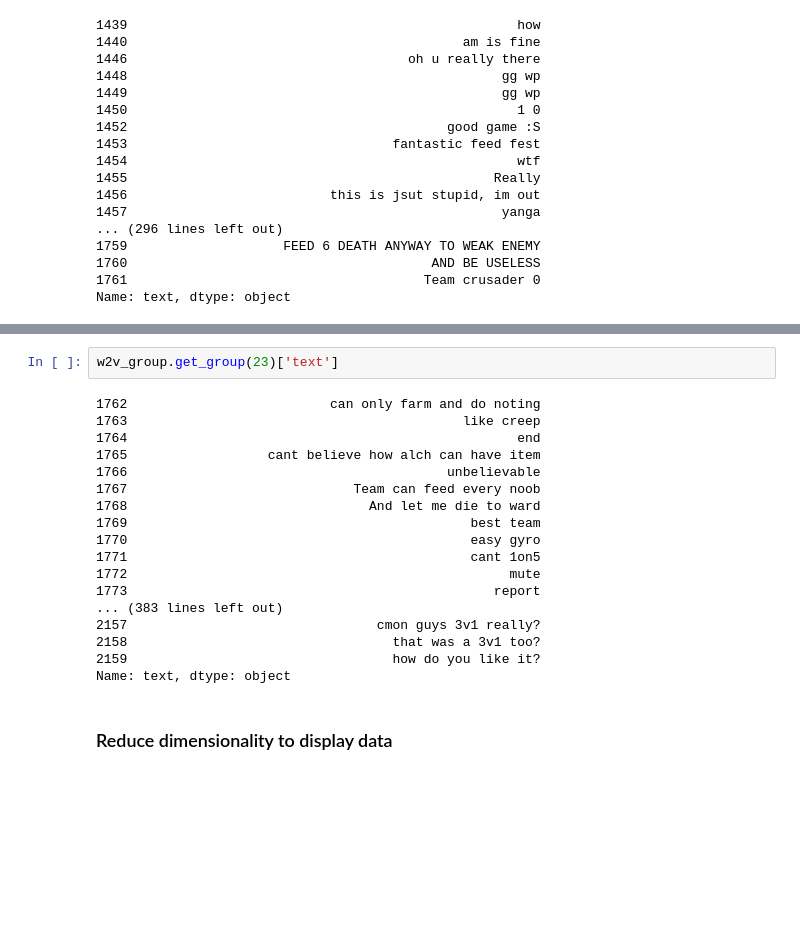
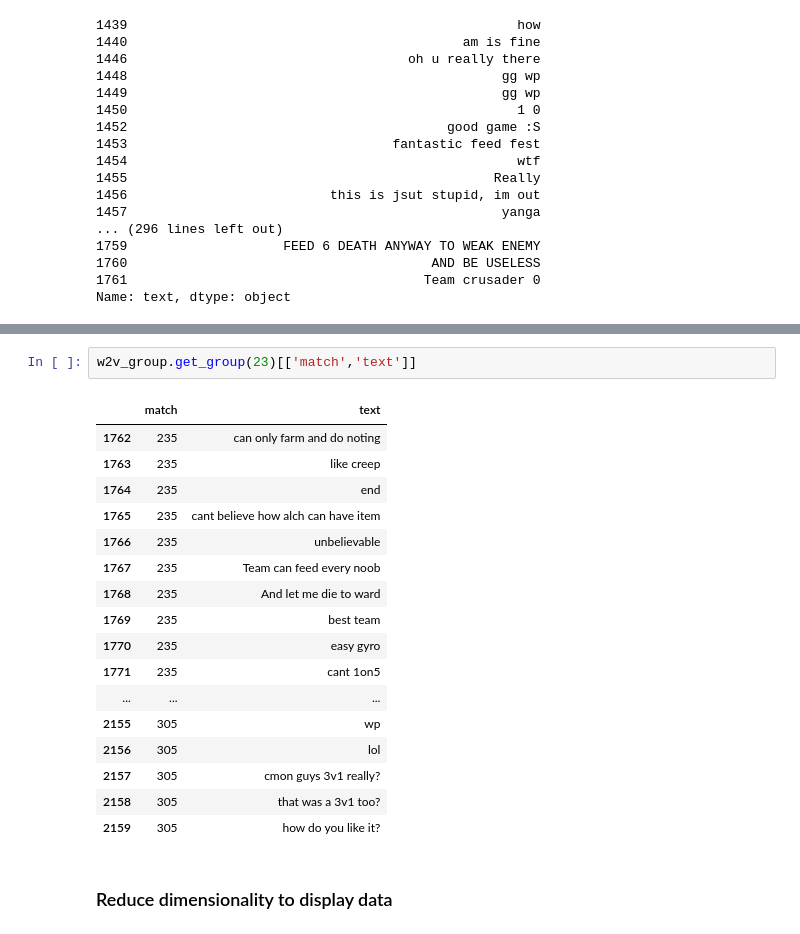
Before and after one commit to csralvall/online_game_toxicity, a Jupyter notebook: clustering_w2v.ipynb, the cells around one changed output, grey strips where cells are left out. Saved outputs shown, nothing was run; the diff lists cells and outputs as text; blank space fills up the shorter version.

```diff
--- a/clustering_w2v.ipynb
+++ b/clustering_w2v.ipynb
@@ -394,23 +394,23 @@ Name: text, dtype: object
 # %%
-w2v_group.get_group(23)['text']
+w2v_group.get_group(23)[['match','text']]
 # %% [output]
-1762                          can only farm and do noting
-1763                                           like creep
-1764                                                  end
-1765                  cant believe how alch can have item
-1766                                         unbelievable
-1767                             Team can feed every noob
-1768                               And let me die to ward
-1769                                            best team
-1770                                            easy gyro
-1771                                            cant 1on5
-1772                                                 mute
-1773                                               report
-... (383 lines left out)
-2157                                cmon guys 3v1 really?
-2158                                  that was a 3v1 too?
-2159                                  how do you like it?
-Name: text, dtype: object
+|  | match | text |
+| 1762 | 235 | can only farm and do noting |
+| 1763 | 235 | like creep |
+| 1764 | 235 | end |
+| 1765 | 235 | cant believe how alch can have item |
+| 1766 | 235 | unbelievable |
+| 1767 | 235 | Team can feed every noob |
+| 1768 | 235 | And let me die to ward |
+| 1769 | 235 | best team |
+| 1770 | 235 | easy gyro |
+| 1771 | 235 | cant 1on5 |
+| ... | ... | ... |
+| 2155 | 305 | wp |
+| 2156 | 305 | lol |
+| 2157 | 305 | cmon guys 3v1 really? |
+| 2158 | 305 | that was a 3v1 too? |
+| 2159 | 305 | how do you like it? |
 # %% [markdown]
 ### Reduce dimensionality to display data
 # %%
```
Also changed, not shown: parts of 6 cells of this notebook.
